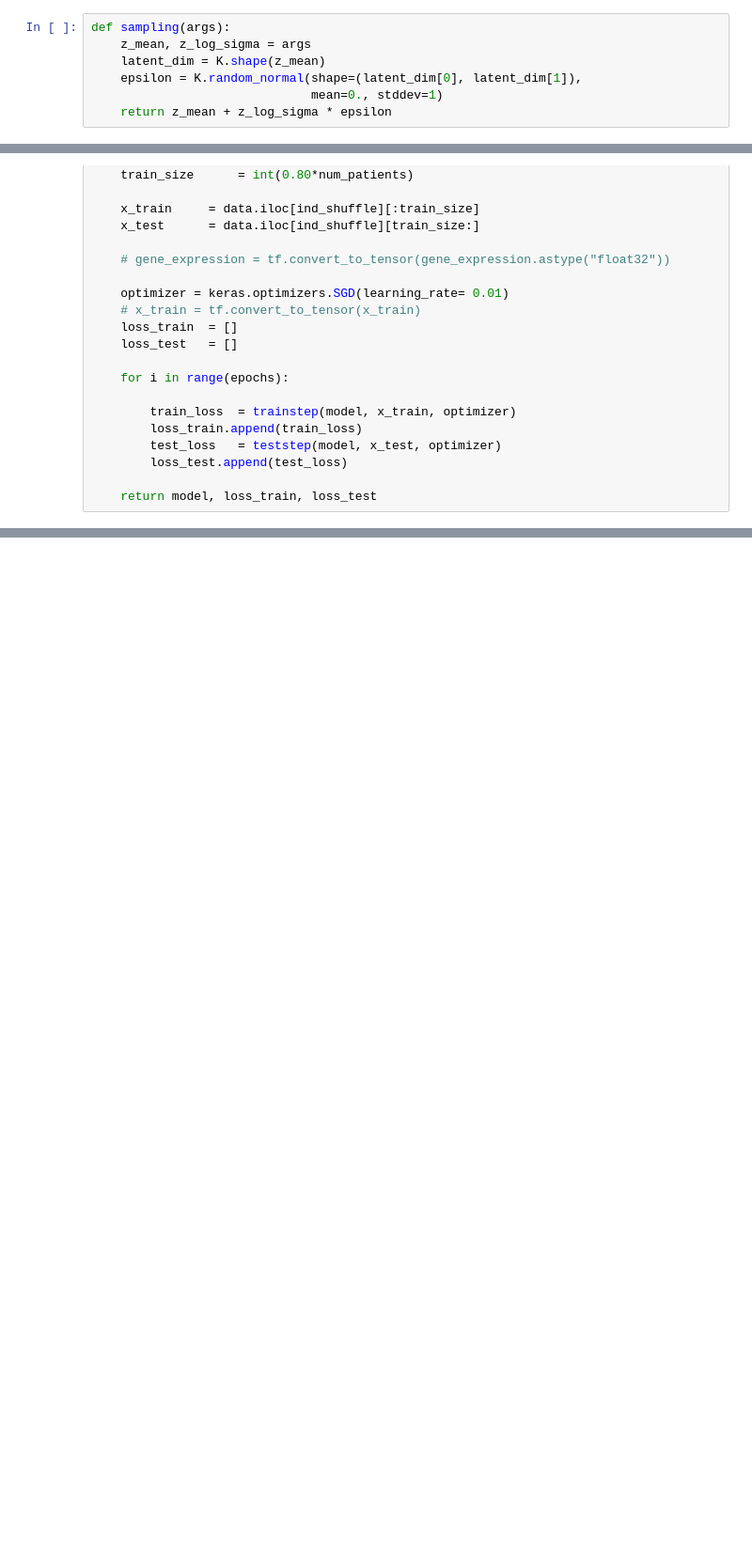
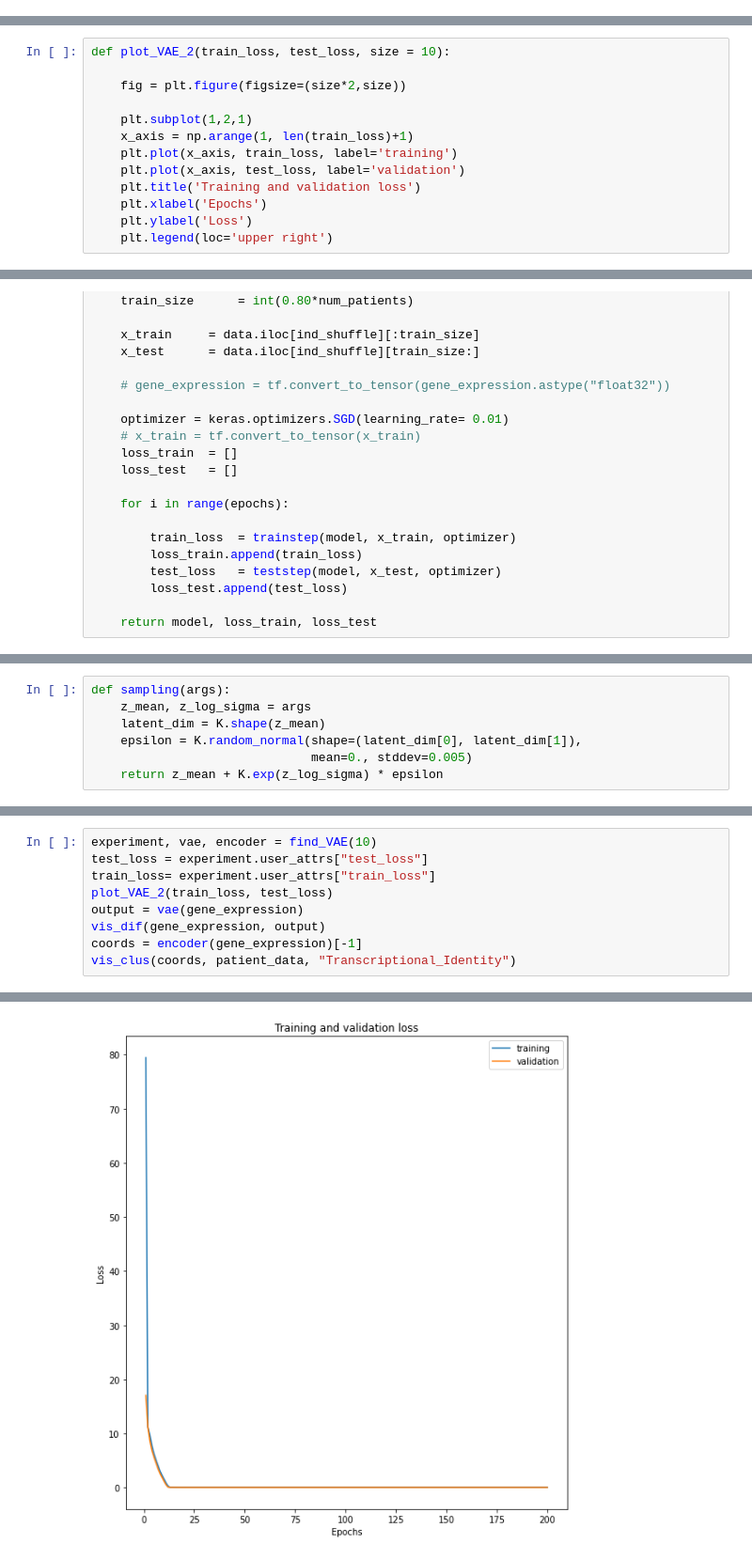
Before and after one commit to ThiesCalje/Survival-Analysis-Deep-Learning-AML-, a Jupyter notebook: Code/Collab/Clustering_Embedding.ipynb, the cells around one changed output, grey strips where cells are left out. Shown at 94% size. Cells and saved outputs as stored; diff of their text form; blank space fills up the shorter version.

```diff
--- a/Code/Collab/Clustering_Embedding.ipynb
+++ b/Code/Collab/Clustering_Embedding.ipynb
@@ -210,7 +216,0 @@ def plot_VAE(train_loss, test_loss):
-# %%
-def sampling(args):
-    z_mean, z_log_sigma = args
-    latent_dim = K.shape(z_mean)
-    epsilon = K.random_normal(shape=(latent_dim[0], latent_dim[1]),
-                              mean=0., stddev=1)
-    return z_mean + z_log_sigma * epsilon
@@ -689,3 +217,16 @@ def find_autoencoder(n,d):
+# %%
+def plot_VAE_2(train_loss, test_loss, size = 10):
+
+    fig = plt.figure(figsize=(size*2,size))
+
+    plt.subplot(1,2,1)
+    x_axis = np.arange(1, len(train_loss)+1)
+    plt.plot(x_axis, train_loss, label='training')
+    plt.plot(x_axis, test_loss, label='validation')
+    plt.title('Training and validation loss')
+    plt.xlabel('Epochs')
+    plt.ylabel('Loss')
+    plt.legend(loc='upper right')
 # %% [markdown]
 # **Clustering**
 # %% [markdown]
@@ -902,0 +579,7 @@ plt.legend()
+# %%
+def sampling(args):
+    z_mean, z_log_sigma = args
+    latent_dim = K.shape(z_mean)
+    epsilon = K.random_normal(shape=(latent_dim[0], latent_dim[1]),
+                              mean=0., stddev=0.005)
+    return z_mean + K.exp(z_log_sigma) * epsilon
@@ -902,0 +989,10 @@ plt.legend()
+# %%
+experiment, vae, encoder = find_VAE(10)
+test_loss = experiment.user_attrs["test_loss"]
+train_loss= experiment.user_attrs["train_loss"]
+plot_VAE_2(train_loss, test_loss)
+output = vae(gene_expression)
+vis_dif(gene_expression, output)
+coords = encoder(gene_expression)[-1]
+vis_clus(coords, patient_data, "Transcriptional_Identity")
+# %% [output]
@@ -902,0 +1024 @@ plt.legend()
+[figure, added]
```
Also changed, not shown: parts of 58 cells of this notebook.
